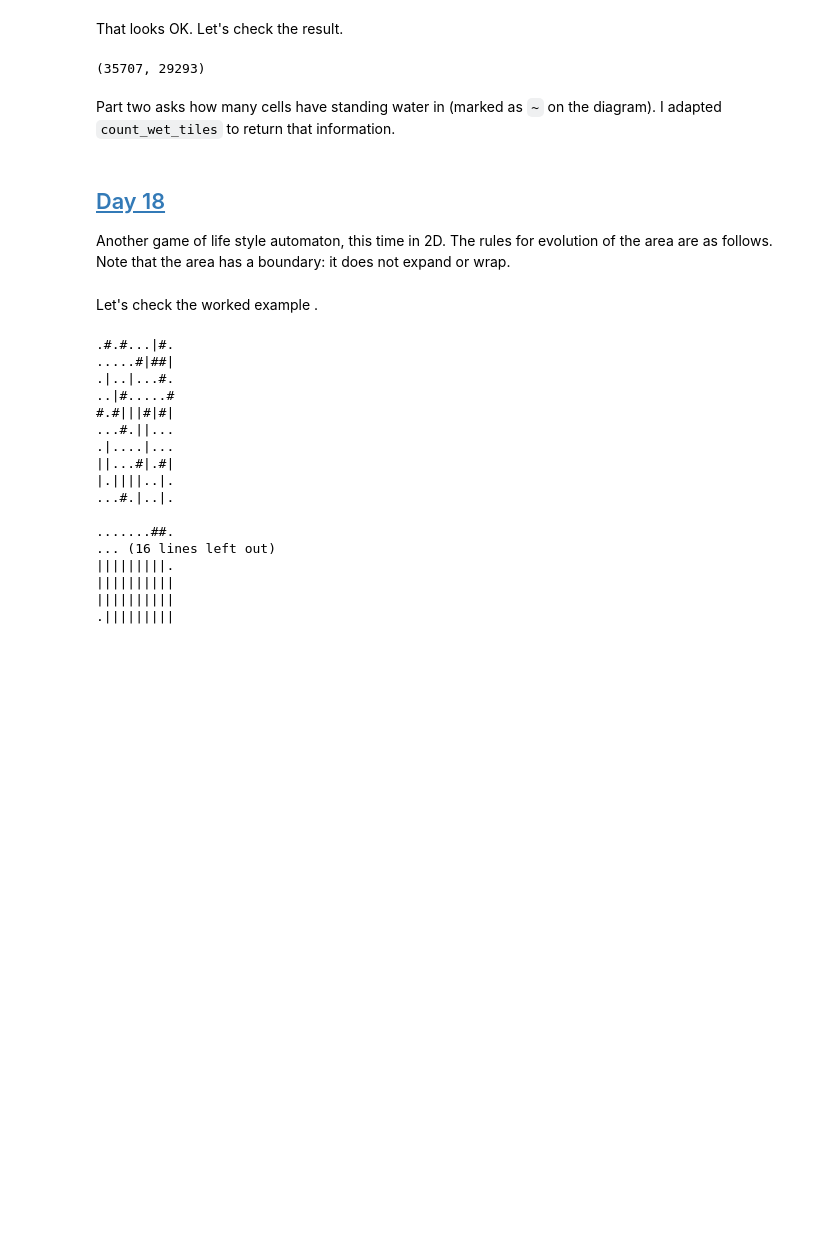
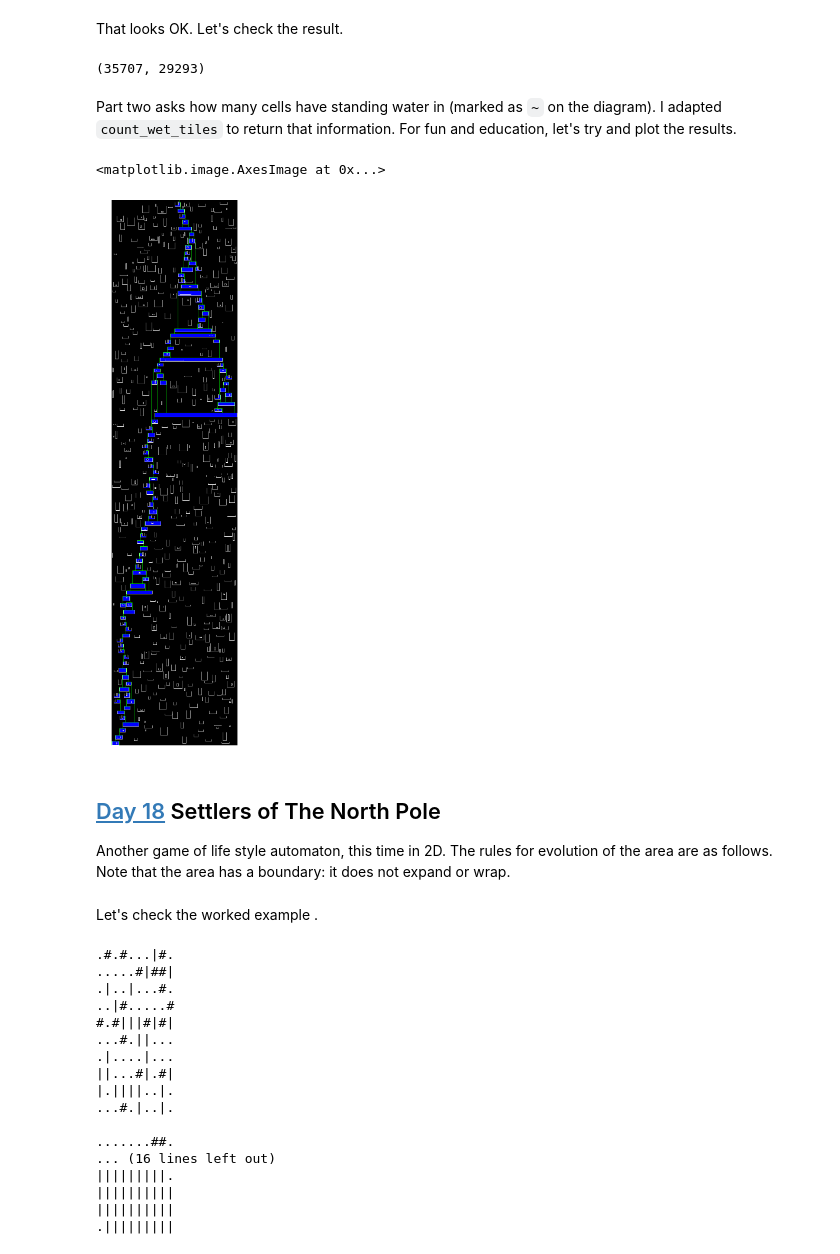
Before and after one commit to wordaligned/advent-of-code-2018, a Jupyter notebook: solutions.ipynb, the cells around one changed output. Saved outputs shown, nothing was run; the diff lists cells and outputs as text; code cells hidden in the pictures; blank space fills up the shorter version.

```diff
--- a/solutions.ipynb
+++ b/solutions.ipynb
@@ -14,7 +41,7 @@ from pprint import pprint
 # %% [markdown]
 Also, here are some general purpose functions.
 # %%
-def input(day):
+def day(day):
     'Load the input for `day`'
     return open(f'input/{day}').read()
 
@@ -28,12 +55,12 @@ def last(xs):
     return collections.deque(xs, maxlen=1)[0]
 
 def ints(s):
-    'Return a list of integer tokens in `s`.'
-    return [int(x) for x in re.findall(r'[-+]?\d+', s)]
+    'Return a tuple of integer tokens in `s`.'
+    return tuple(int(x) for x in re.findall(r'[-+]?\d+', s))
 
 def array(data):
-    'Convert the data into a list of lists of ints.'
-    return [ints(line) for line in data.splitlines()]
+    'Convert the data into a tuple of int-tuples.'
+    return tuple(ints(line) for line in data.splitlines())
 
 def swap(xs, i, j):
     'Swap items in a sequence.'
@@ -67,13 +94,18 @@ def pairwise(iterable):
     's -> (s0,s1), (s1,s2), (s2, s3), ...'
     return overlapping(iterable, 2)
 
+def unfold(fn, x):
+    while True:
+        yield x
+        x = fn(x)
+
 def chunked(xs, n):
     'Collect `xs` into chunks of length `n`'
     return zip(*[iter(xs)] * n)
 
-def manhattan_distance(p, q):
-    'Return the city block distance from `p` to `q`'
-    return math.fabs(p[0]-q[0]) + math.fabs(p[1]-q[1])
+def manhattan_distance(P, Q):
+    'Return the city block distance from `P` to `Q`'
+    return sum(math.fabs(p-q) for p,q in zip(P, Q))
 
 def neighbours4(x, y):
     'Return the horizontal and vertical neighbours of `(x, y)`'
@@ -303,6 +354,6 @@ min(len(reacted(p, removes)) for p in inputs)
 We are filling an infinite grid, stepping in horizontal or vertical direction.
 # %%
-coords = set(tuple(ints(row)) for row in input(6).splitlines())
+coords = set(ints(row) for row in day(6).splitlines())
 
 # Find the X and Y ranges of the pts
 x, X = min(map(first,  coords)), max(map(first,  coords))
@@ -365,7 +416,7 @@ select(row.split())
 # %% [output]
 ('Y', 'J')
 # %%
-edges = sorted(select(row.split()) for row in input(7).splitlines())
+edges = sorted(select(row.split()) for row in day(7).splitlines())
 
 graph = collections.defaultdict(list,
     {v: mapt(second, deps) for v, deps in its.groupby(edges, key=first)})
@@ -381,7 +432,7 @@ while ready:
     ready |= {v for v, n in in_degrees.items()
               if n==0 and v not in topo}
 
-''.join(topo)
+cat(topo)
 # %% [output]
 'CHILFNMORYKGAQXUVBZPSJWDET'
 # %% [markdown]
@@ -1201,9 +1258,30 @@ count_wet_tiles(input(17), water_source)
 # %% [output]
 (35707, 29293)
 # %% [markdown]
-Part two asks how many cells have standing water in (marked as `~` on the diagram). I adapted `count_wet_tiles` to return that information.
+Part two asks how many cells have standing water in (marked as `~` on the diagram). I adapted `count_wet_tiles` to return that information. For fun and education, let's try and plot the results.
+# %%
+%matplotlib inline
+import matplotlib.pyplot as plt
+import numpy as np
+ground = read_ground(day(17))
+ground = water_flow(ground, water_source)
+dpi = 96
+rx = range(min(map(first,ground)), max(map(first,ground))+1)
+ry = range(min(map(second,ground)), max(map(second,ground)))
+def colour(v):
+    return {'.': [0,0,0], '#': [255,255,255], '~': [0,0,255], '|': [0,255,0]}[v]
+z = np.array([[colour(ground[(x,y)]) for x in rx] for y in ry])
+fig = plt.figure(frameon=False, figsize=(len(rx)/dpi, len(ry)/dpi), dpi=dpi)
+ax = plt.Axes(fig, [0., 0., 1., 1.])
+ax.set_axis_off()
+fig.add_axes(ax)
+ax.imshow(z)
+plt.imshow(z)
+# %% [output]
+<matplotlib.image.AxesImage at 0x...>
+[figure, added]
 # %% [markdown]
-## [Day 18](https://adventofcode.com/2018/day/18)
+## [Day 18](https://adventofcode.com/2018/day/18) Settlers of The North Pole
 Another game of life style automaton, this time in 2D. The rules for evolution of the area are as follows. Note that the area has a boundary: it does not expand or wrap.
 # %%
 clear, trees, yard = '.|#'
```
Also changed, not shown: parts of 70 cells of this notebook, 4 other files.
